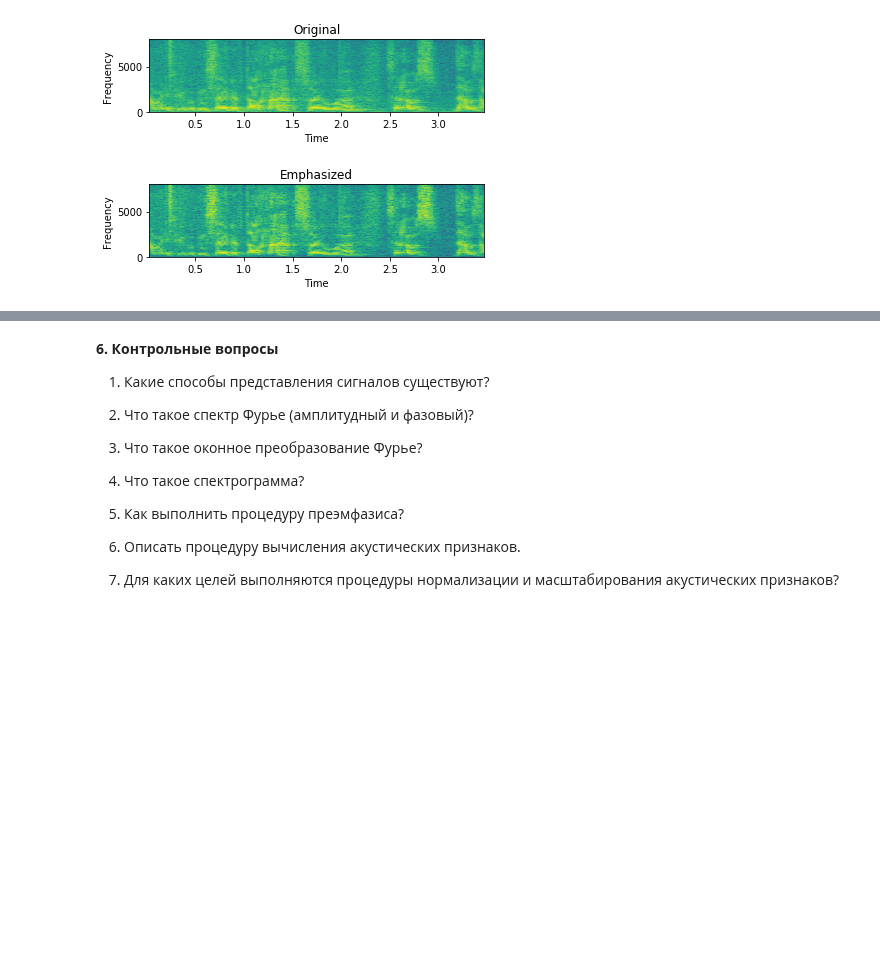
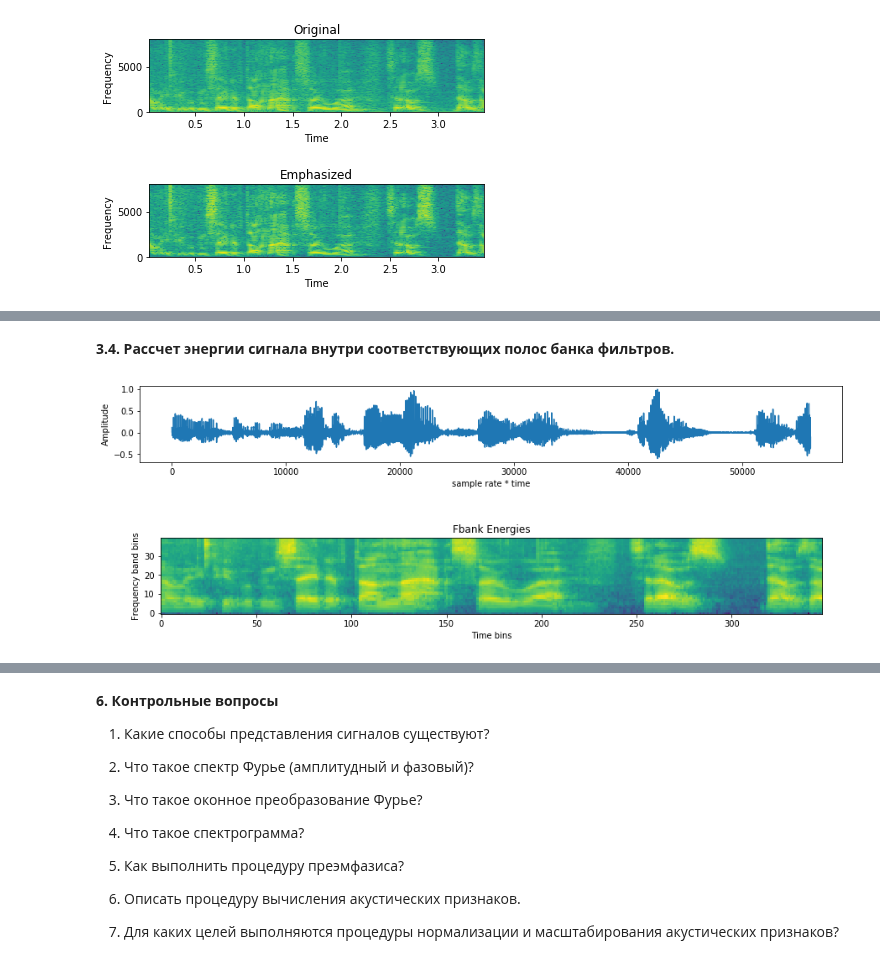
Before and after one commit to va-volokhov/itmo_speaker_recognition_course, a Jupyter notebook: lab1/lab1.ipynb, the cells around one changed output, grey strips where cells are left out. Drawn from its saved outputs; the diff is of its cells as text; code cells hidden in the pictures; blank space fills up the shorter version.

```diff
--- a/lab1/lab1.ipynb
+++ b/lab1/lab1.ipynb
@@ -152,0 +243,23 @@ plt.show()
+# %% [markdown]
+**3.4. Рассчет энергии сигнала внутри соответствующих полос банка фильтров.**
+# %%
+filter_banks = np.dot(pow_frames, fbank.T)
+filter_banks = np.where(filter_banks == 0, np.finfo(float).eps, filter_banks)  # Numerical Stability
+filter_banks = np.log(filter_banks)
+
+plt.figure(3, figsize=(15,5))
+plt.subplots_adjust(wspace=0, hspace=1)
+
+plot_a = plt.subplot(211)
+plot_a.plot(signal)
+plot_a.set_xlabel('sample rate * time')
+plot_a.set_ylabel('Amplitude')
+
+plot_b = plt.subplot(212)
+plot_b.imshow(filter_banks.T, origin='lower')
+
+plot_b.set_xlabel('Time bins')
+plot_b.set_ylabel('Frequency band bins')
+plot_b.title.set_text('Fbank Energies')
+# %% [output]
+[figure, added]
```
Also changed, not shown: parts of 24 cells of this notebook.
